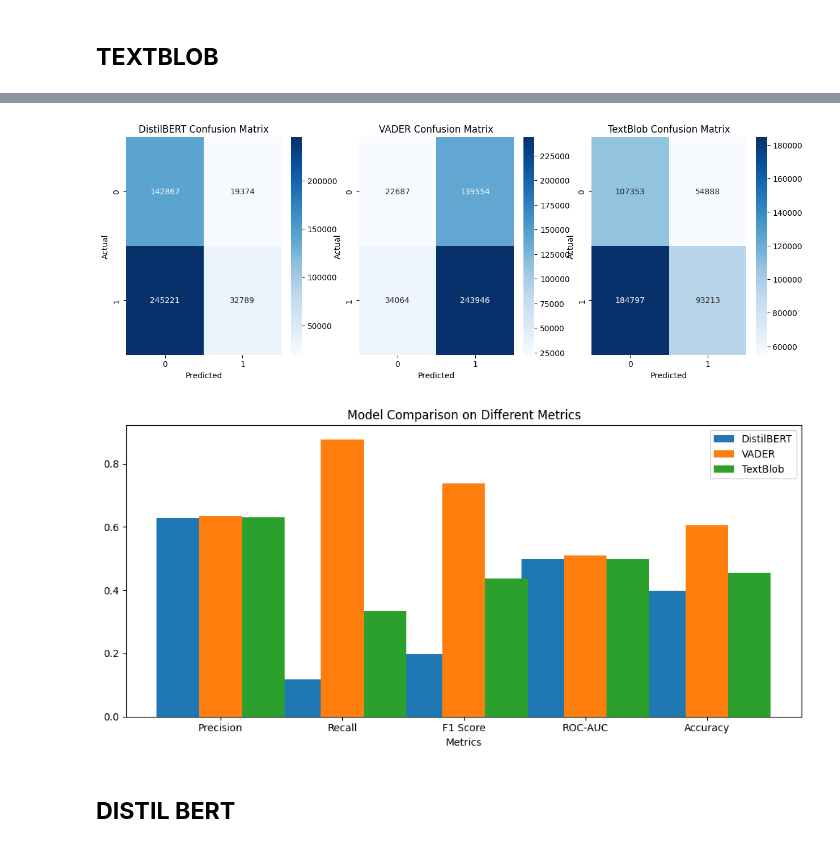
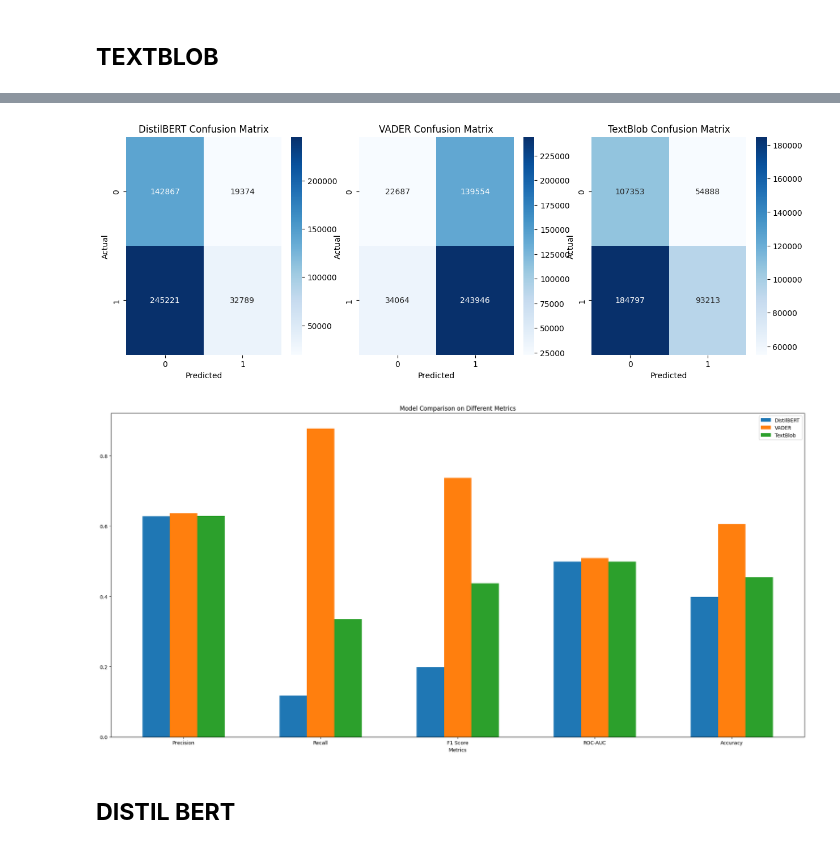
Before and after one commit to Aidasvenc/sentiment-analysis, a Jupyter notebook: marc_sentiment_analysis.ipynb, the cells around one changed output, grey strips where cells are left out. Cells and saved outputs as stored; diff of their text form; code cells hidden in the pictures.

```diff
--- a/marc_sentiment_analysis.ipynb
+++ b/marc_sentiment_analysis.ipynb
@@ -230,0 +222,11 @@ df.head(100)
+# %%
+def Sentiment_to_pred(text):
+    if text=='positive':
+        return 1
+    if text=='negative':
+        return 0
+    else:
+        print("invalid")
+
+df['textblob_pred'] = df['Custom_Sentiment_textblob'].apply(Sentiment_to_pred)
+df.head(10)
@@ -273,33 +287,34 @@ ax[1].set_title('VADER Confusion Matrix')
 ax[1].set_xlabel('Predicted')
 ax[1].set_ylabel('Actual')
 
 sns.heatmap(cm_textblob, annot=True, fmt='d', ax=ax[2], cmap='Blues')
 ax[2].set_title('TextBlob Confusion Matrix')
 ax[2].set_xlabel('Predicted')
 ax[2].set_ylabel('Actual')
 
 # Metrics for models
 metrics = ['Precision', 'Recall', 'F1 Score', 'ROC-AUC', 'Accuracy']
 distil_values = [precision_distil, recall_distil, f1_distil, roc_auc_distil, acc_distil]
 vader_values = [precision_vader, recall_vader, f1_vader, roc_auc_vader, acc_vader]
 textblob_values = [precision_textblob, recall_textblob, f1_textblob, roc_auc_textblob, acc_textblob]
 
 # Adjust the x positions to prevent bar overlap
+width = 0.2  # Adjust the width of the bars
 x = list(range(len(metrics)))  # the label locations
-fig, ax = plt.subplots(figsize=(10, 5))
+fig, ax = plt.subplots(figsize=(20, 10))
 rects1 = ax.bar([xi - width for xi in x], distil_values, width, label='DistilBERT')
-rects2 = ax.bar(x, vader_values, width, label='VADER')
+rects2 = ax.bar([xi for xi in x], vader_values, width, label='VADER')
 rects3 = ax.bar([xi + width for xi in x], textblob_values, width, label='TextBlob')
 
 # Add text for labels, title, and custom x-axis tick labels, etc.
 ax.set_xlabel('Metrics')
 ax.set_title('Model Comparison on Different Metrics')
 ax.set_xticks(x)
 ax.set_xticklabels(metrics)
 ax.legend()
 
 fig.tight_layout()
 plt.show()
 # %% [output]
 [figure]
-[figure, old version]
+[figure, new version]
```
Also changed, not shown: parts of 4 cells of this notebook.
